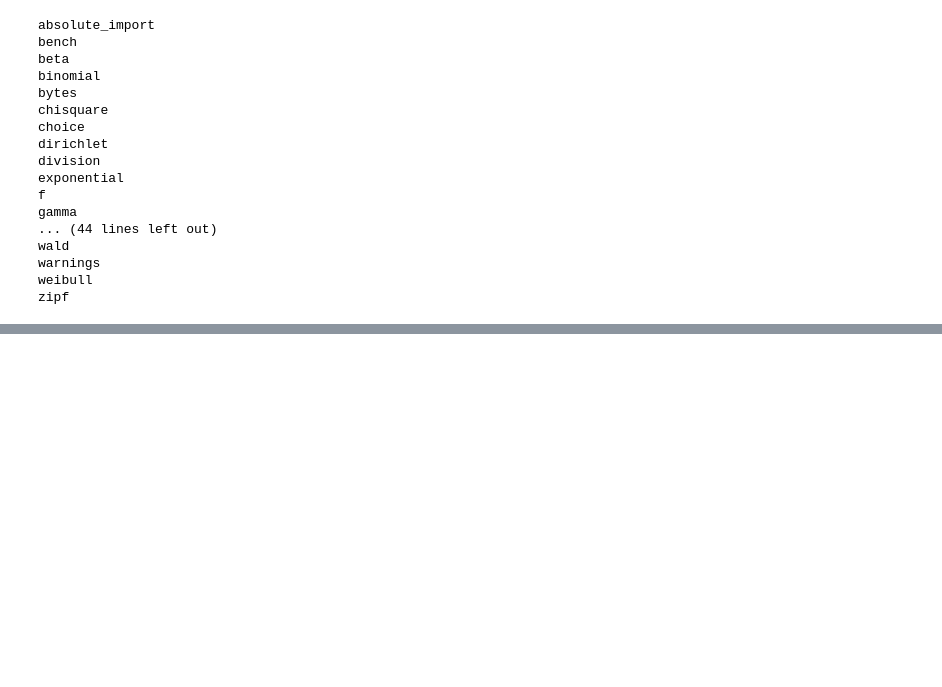
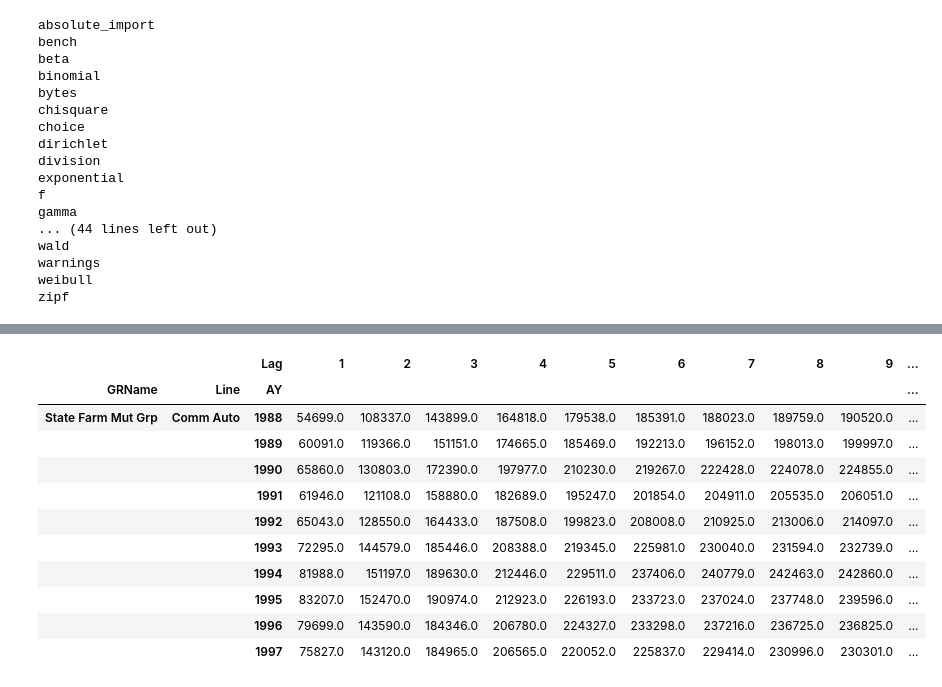
Before and after one commit to PirateGrunt/paw_rpm, a Jupyter notebook: notebooks/03_numpy_pandas.ipynb, the cells around one changed output, grey strips where cells are left out. Saved outputs shown, nothing was run; the diff lists cells and outputs as text; code cells hidden in the pictures; blank space fills up the shorter version.

```diff
--- a/notebooks/03_numpy_pandas.ipynb
+++ b/notebooks/03_numpy_pandas.ipynb
@@ -371,0 +432,19 @@ cas.query(' GRCODE==86 and AccidentYear + DevelopmentLag <=1998 ')
+# %%
+# link ratios
+for i in range(2,11):
+    G[str(i) + '_to_' + str(i-1)] = G[i] / G[i-1]
+
+G.head(10)
+# %% [output]
+|  |  | Lag | 1 | 2 | 3 | 4 | 5 | 6 | 7 | 8 | 9 | ... |
+| GRName | Line | AY |  |  |  |  |  |  |  |  |  | ... |
+| State Farm Mut Grp | Comm Auto | 1988 | 54699.0 | 108337.0 | 143899.0 | 164818.0 | 179538.0 | 185391.0 | 188023.0 | 189759.0 | 190520.0 | ... |
+|  |  | 1989 | 60091.0 | 119366.0 | 151151.0 | 174665.0 | 185469.0 | 192213.0 | 196152.0 | 198013.0 | 199997.0 | ... |
+|  |  | 1990 | 65860.0 | 130803.0 | 172390.0 | 197977.0 | 210230.0 | 219267.0 | 222428.0 | 224078.0 | 224855.0 | ... |
+|  |  | 1991 | 61946.0 | 121108.0 | 158880.0 | 182689.0 | 195247.0 | 201854.0 | 204911.0 | 205535.0 | 206051.0 | ... |
+|  |  | 1992 | 65043.0 | 128550.0 | 164433.0 | 187508.0 | 199823.0 | 208008.0 | 210925.0 | 213006.0 | 214097.0 | ... |
+|  |  | 1993 | 72295.0 | 144579.0 | 185446.0 | 208388.0 | 219345.0 | 225981.0 | 230040.0 | 231594.0 | 232739.0 | ... |
+|  |  | 1994 | 81988.0 | 151197.0 | 189630.0 | 212446.0 | 229511.0 | 237406.0 | 240779.0 | 242463.0 | 242860.0 | ... |
+|  |  | 1995 | 83207.0 | 152470.0 | 190974.0 | 212923.0 | 226193.0 | 233723.0 | 237024.0 | 237748.0 | 239596.0 | ... |
+|  |  | 1996 | 79699.0 | 143590.0 | 184346.0 | 206780.0 | 224327.0 | 233298.0 | 237216.0 | 236725.0 | 236825.0 | ... |
+|  |  | 1997 | 75827.0 | 143120.0 | 184965.0 | 206565.0 | 220052.0 | 225837.0 | 229414.0 | 230996.0 | 230301.0 | ... |
```
Also changed, not shown: parts of 50 cells of this notebook, 2 other files.
